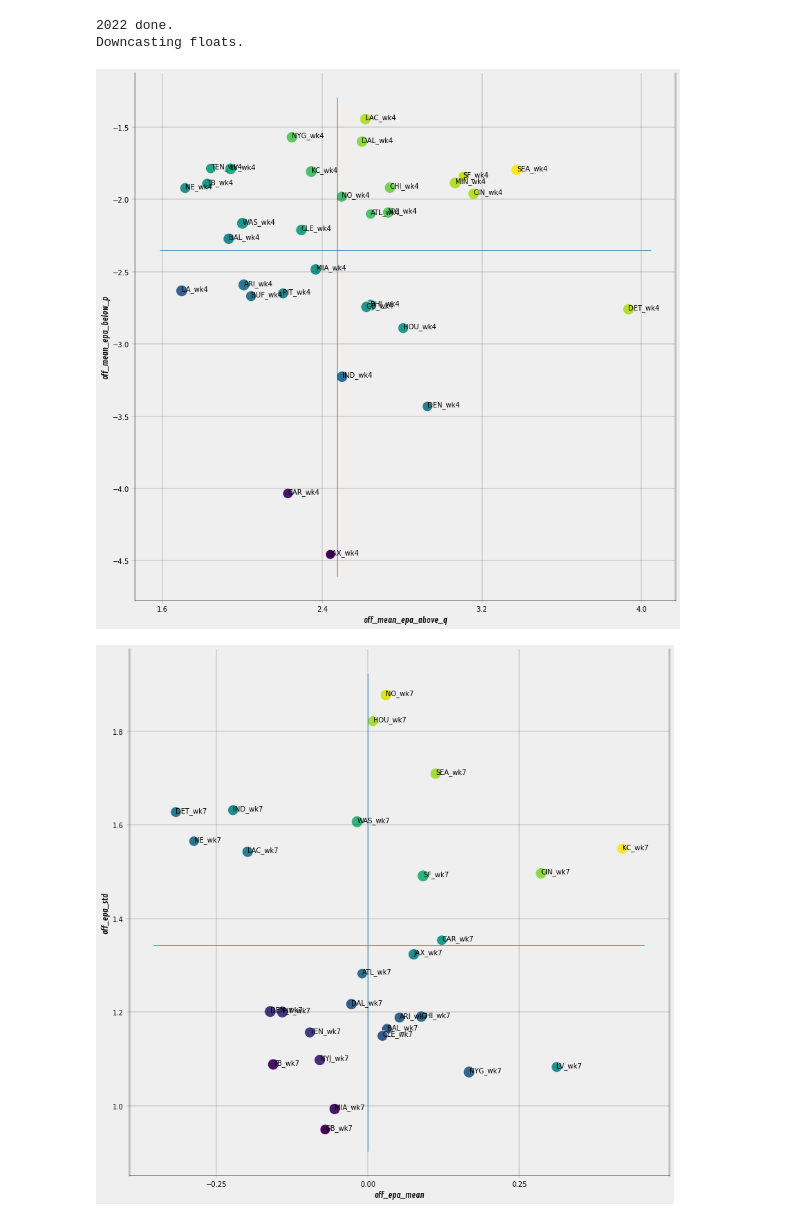
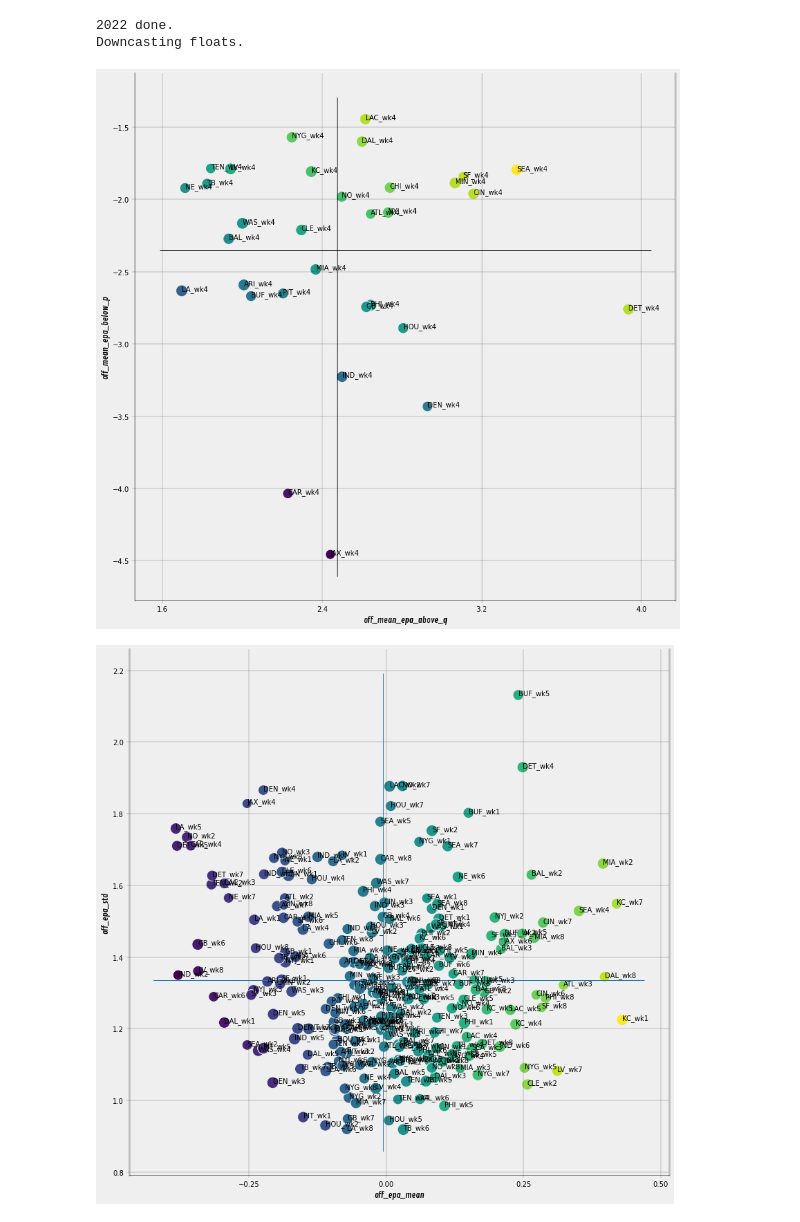
Before and after one commit to keeganheilman/nfl-charts, a Jupyter notebook: explosive_ratio.ipynb, the cells around one changed output. Drawn from its saved outputs; the diff is of its cells as text; code cells hidden in the pictures.

```diff
--- a/explosive_ratio.ipynb
+++ b/explosive_ratio.ipynb
@@ -160,8 +160,8 @@ df = kh.get_epa_info(df_pbp,weeks=weeks).reset_index()
 ax.scatter(df[x_vals],df[y_vals], c=df[x_vals]+df[y_vals],cmap="viridis",edgecolors=background,s=100+(10*(df['off_qthpercentile_play_count']+df['off_pthpercentile_play_count'])), alpha=1,lw=1)
 xmin, xmax = ax.get_xlim()
 ymin, ymax = ax.get_ylim()
-ax.hlines(y=df[y_vals].mean(),xmin=xmin, xmax=xmax, alpha=1,lw=1)
-ax.vlines(x=df[x_vals].mean(),ymin=ymin, ymax=ymax, alpha=1,lw=1)
+ax.hlines(y=df[y_vals].mean(),xmin=xmin, xmax=xmax, alpha=1,lw=1, color='k')
+ax.vlines(x=df[x_vals].mean(),ymin=ymin, ymax=ymax, alpha=1,lw=1, color='k')
 for row_idx, row in df.iterrows():
 #     img = getImage(team=row.posteam)
 #     img.thumbnail((32, 32))
@@ -177,7 +177,7 @@ for row_idx, row in df.iterrows():
 # ax.set_ylim(2.0,0.8)
 plt.show()
 # %% [output]
-[figure, old version]
+[figure, new version]
 # %%
 from matplotlib.offsetbox import OffsetImage, AnnotationBbox
 
@@ -206,37 +206,37 @@ for s in spines:
     elif s in ["left", "right"]:
         ax.spines[s].set_color(spines_color)
         ax.spines[s].set_linewidth(3)
         ax.spines[s].set_alpha(.2)
     else:
         ax.spines[s].set_color(spines_color)
         ax.spines[s].set_alpha(.6)
 
-weeks = [1,2,3,4,5,6,7]
-weeks = [7]
+weeks = [1,2,3,4,5,6,7,8]
+# weeks = [8]
 # teams = ['KC','BUF']
 # nfc_west = ['ARI','LA','SEA','SF']
 df = kh.get_epa_info(df_pbp,weeks=weeks).reset_index()
-ax.scatter(df[x_vals],df[y_vals], c=df[x_vals]+df[y_vals],cmap="viridis",edgecolors=background,s=100+(10*(df['off_qthpercentile_play_count']+df['off_pthpercentile_play_count'])), alpha=1,lw=1)
+ax.scatter(df[x_vals],df[y_vals], c=df[x_vals]/df[y_vals],cmap="viridis",edgecolors=background,s=100+(10*(df['off_qthpercentile_play_count']+df['off_pthpercentile_play_count'])), alpha=1,lw=1)
 xmin, xmax = ax.get_xlim()
 ymin, ymax = ax.get_ylim()
 ax.hlines(y=df[y_vals].mean(),xmin=xmin, xmax=xmax, alpha=1,lw=1)
 ax.vlines(x=df[x_vals].mean(),ymin=ymin, ymax=ymax, alpha=1,lw=1)
 for row_idx, row in df.iterrows():
 #     img = getImage(team=row.posteam)
 #     img.thumbnail((32, 32))
 #     imagebox = OffsetImage(img)
 #     imagebox.image.axes = ax
 #     ab = AnnotationBbox(imagebox, [row[x_vals],row[y_vals]], frameon=False)
 #     ax.add_artist(ab)
     ax.annotate((row.posteam+"_wk"+str(row.week)), (row[x_vals],row[y_vals]))
 
 # ax.scatter(df['off_epa_mean'],df['off_epa_mean'], c=df['off_epa_mean']+df['off_epa_mean'],cmap="viridis",edgecolors=background,s=100+(10*(df['off_qthpercentile_play_count']+df['off_pthpercentile_play_count'])), alpha=1,lw=1)
 # ax.scatter(df['off_epa_mean'],df['off_epa_mean'], c=df['off_epa_mean']+df['off_epa_mean'],cmap="viridis",edgecolors=background,s=100+(10*(df['off_qthpercentile_play_count']+df['off_pthpercentile_play_count'])), alpha=1,lw=1)
 
 # ax.set_ylim(2.0,0.8)
 plt.show()
 # %% [output]
-[figure, old version]
+[figure, new version]
 # %%
 df = df_pbp.merge(kh.get_epa_info(df=df_pbp), on=['game_id','posteam'])
 # %%
```
Also changed, not shown: parts of 11 cells of this notebook.
